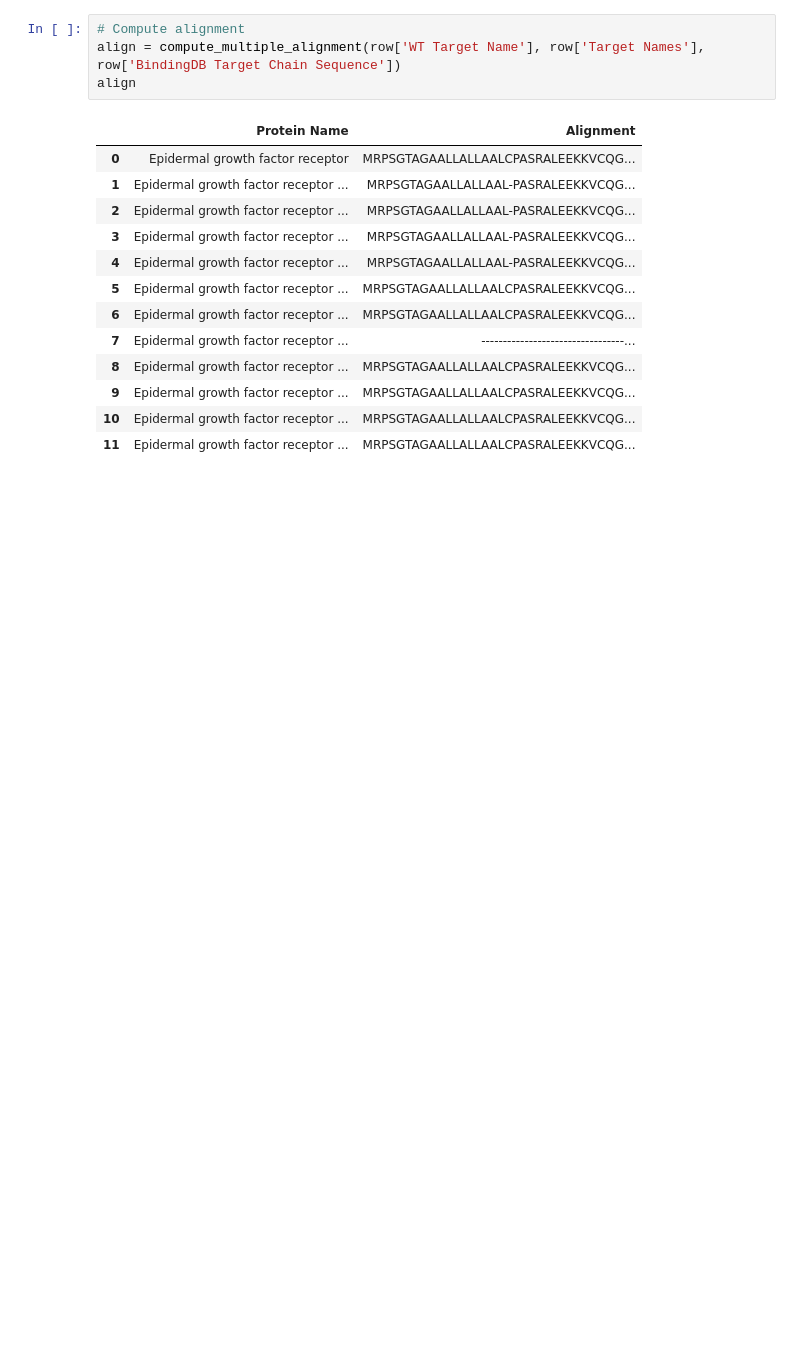
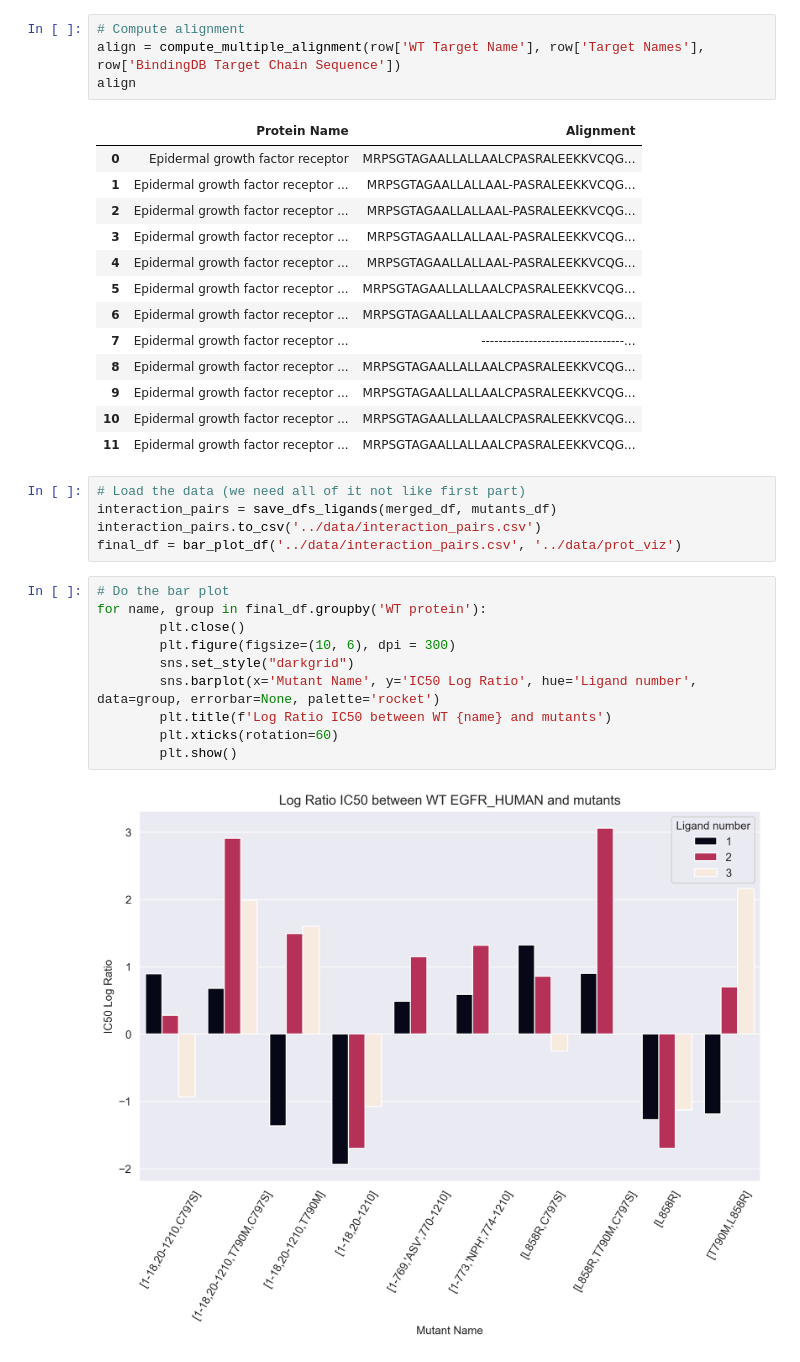
Before and after one commit to epfl-ada/ada-2024-project-abrac-adabra, a Jupyter notebook: P3 results.ipynb, the cells around one changed output. Drawn from its saved outputs; the diff is of its cells as text; blank space fills up the shorter version.

```diff
--- a/P3 results.ipynb
+++ b/P3 results.ipynb
@@ -106,3 +109,20 @@ align
 | 9 | Epidermal growth factor receptor ... | MRPSGTAGAALLALLAALCPASRALEEKKVCQG... |
 | 10 | Epidermal growth factor receptor ... | MRPSGTAGAALLALLAALCPASRALEEKKVCQG... |
 | 11 | Epidermal growth factor receptor ... | MRPSGTAGAALLALLAALCPASRALEEKKVCQG... |
+# %%
+# Load the data (we need all of it not like first part)
+interaction_pairs = save_dfs_ligands(merged_df, mutants_df)
+interaction_pairs.to_csv('../data/interaction_pairs.csv')
+final_df = bar_plot_df('../data/interaction_pairs.csv', '../data/prot_viz')
+# %%
+# Do the bar plot
+for name, group in final_df.groupby('WT protein'):
+        plt.close()
+        plt.figure(figsize=(10, 6), dpi = 300)
+        sns.set_style("darkgrid")
+        sns.barplot(x='Mutant Name', y='IC50 Log Ratio', hue='Ligand number', data=group, errorbar=None, palette='rocket')
+        plt.title(f'Log Ratio IC50 between WT {name} and mutants')
+        plt.xticks(rotation=60)
+        plt.show()
+# %% [output]
+[figure, added]
```
Also changed, not shown: parts of 4 cells of this notebook, 2 other files.
